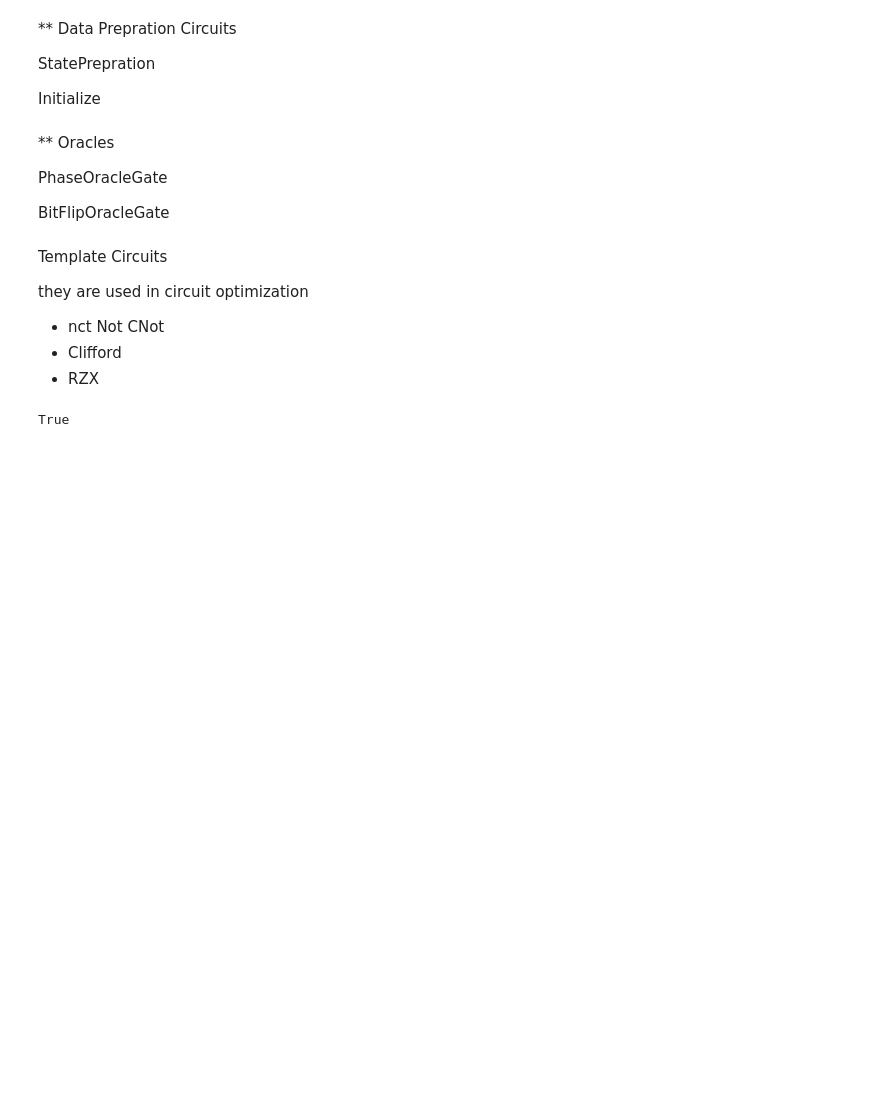
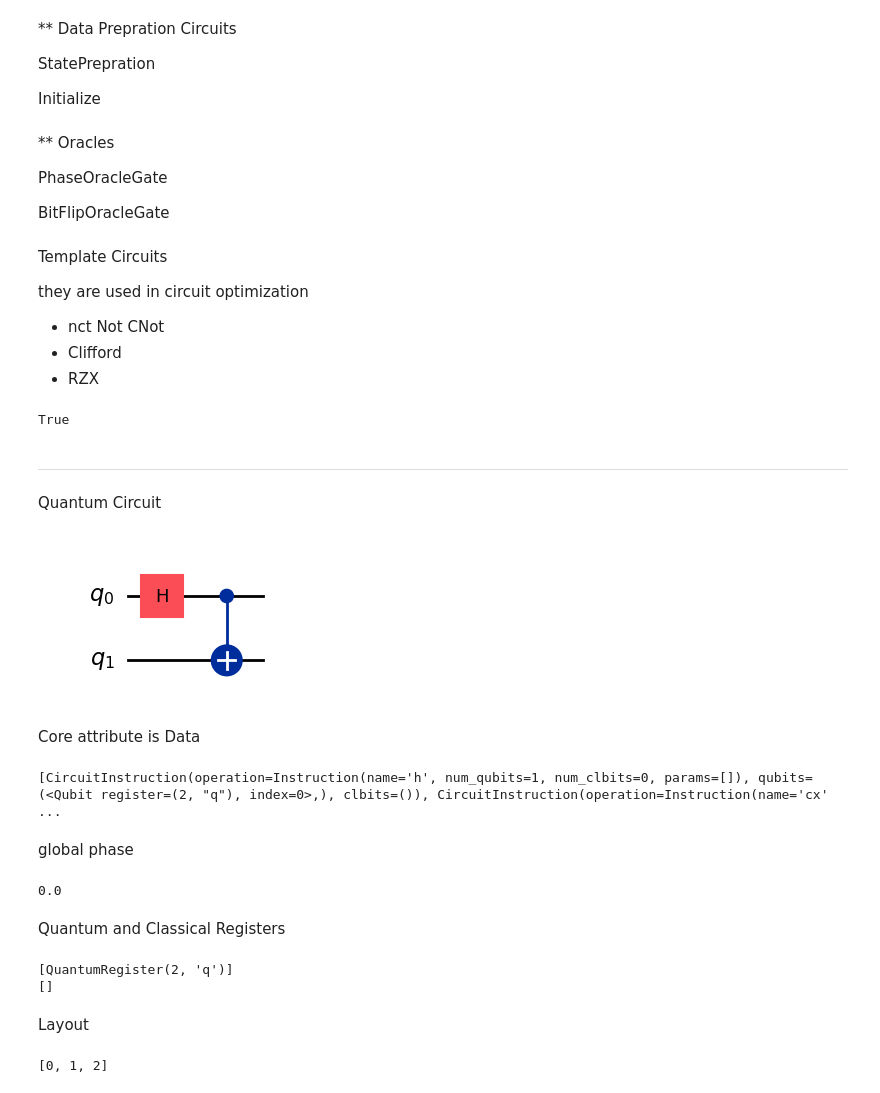
Before and after one commit to kibrahim757/qiskit_certification_examples, a Jupyter notebook: 1_2_Quantum_Operations.ipynb, the cells around one changed output. Cells and saved outputs as stored; diff of their text form; code cells hidden in the pictures; blank space fills up the shorter version.

Commit message:
added quantum circuits attributes and creation methods

```diff
--- a/1_2_Quantum_Operations.ipynb
+++ b/1_2_Quantum_Operations.ipynb
@@ -212,3 +212,72 @@ data = Operator(template).data
 np.allclose(data, identity)  # True, template_nct_4b_1 is the identity
 # %% [output]
 True
+# %% [markdown]
+---
+Quantum Circuit
+# %%
+from qiskit import QuantumCircuit
+
+# Create a new circuit with two qubits
+qc = QuantumCircuit(2)
+
+# Add a Hadamard gate to qubit 0
+qc.h(0)
+
+# Perform a controlled-X gate on qubit 1, controlled by qubit 0
+qc.cx(0, 1)
+
+# Return a text drawing of the circuit.
+qc.draw('mpl')
+# %% [output]
+[figure, added]
+# %% [markdown]
+Core attribute is Data
+# %%
+print(qc.data)
+# %% [output]
+[CircuitInstruction(operation=Instruction(name='h', num_qubits=1, num_clbits=0, params=[]), qubits=(<Qubit register=(2, "q"), index=0>,), clbits=()), CircuitInstruction(operation=Instruction(name='cx' ...
+# %% [markdown]
+global phase
+# %%
+print(qc.global_phase)
+# %% [output]
+0.0
+# %% [markdown]
+Quantum and Classical Registers
+# %%
+print(qc.qregs)
+print(qc.cregs)
+# %% [output]
+[QuantumRegister(2, 'q')]
+[]
+# %% [markdown]
+Layout
+# %%
+from qiskit import QuantumCircuit
+from qiskit.providers.fake_provider import GenericBackendV2
+from qiskit.transpiler import generate_preset_pass_manager
+
+# Create circuit to test transpiler on
+qc = QuantumCircuit(3, 3)
+qc.h(0)
+qc.cx(0, 1)
+qc.swap(1, 2)
+qc.cx(0, 1)
+
+# Add measurements to the circuit
+qc.measure([0, 1, 2], [0, 1, 2])
+
+# Specify the QPU to target
+backend = GenericBackendV2(3)
+
+# Transpile the circuit
+pass_manager = generate_preset_pass_manager(
+optimization_level=1, backend=backend
+)
+transpiled = pass_manager.run(qc)
+
+# Print the layout after transpilation
+print(transpiled.layout.routing_permutation())
+# %% [output]
+[0, 1, 2]
```
Also changed, not shown: parts of 2 cells of this notebook.
